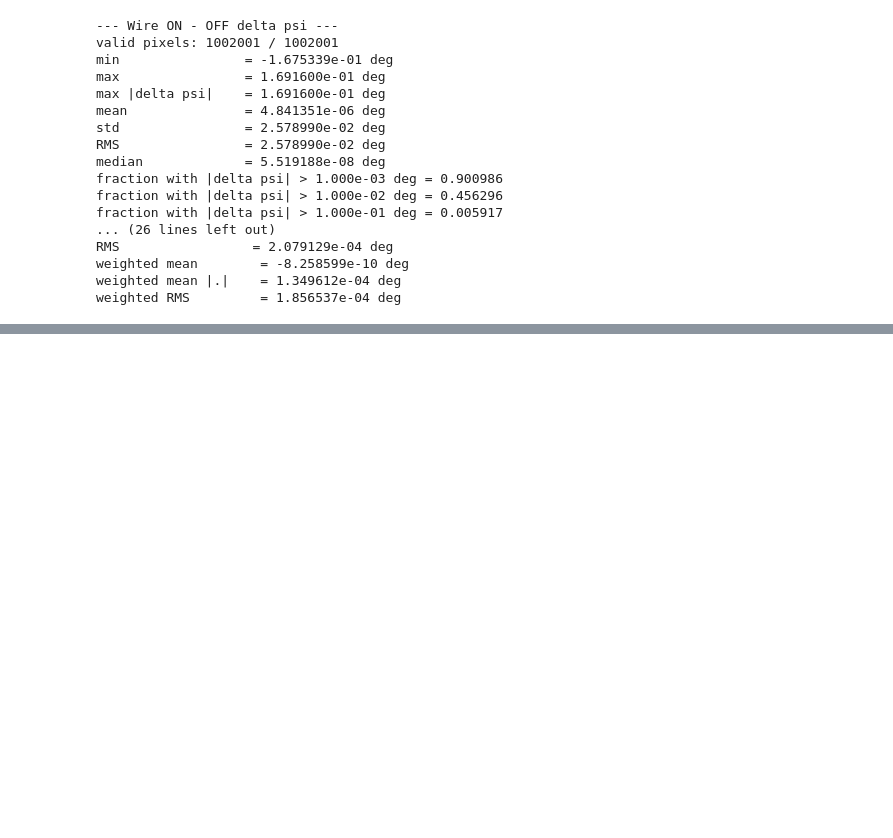
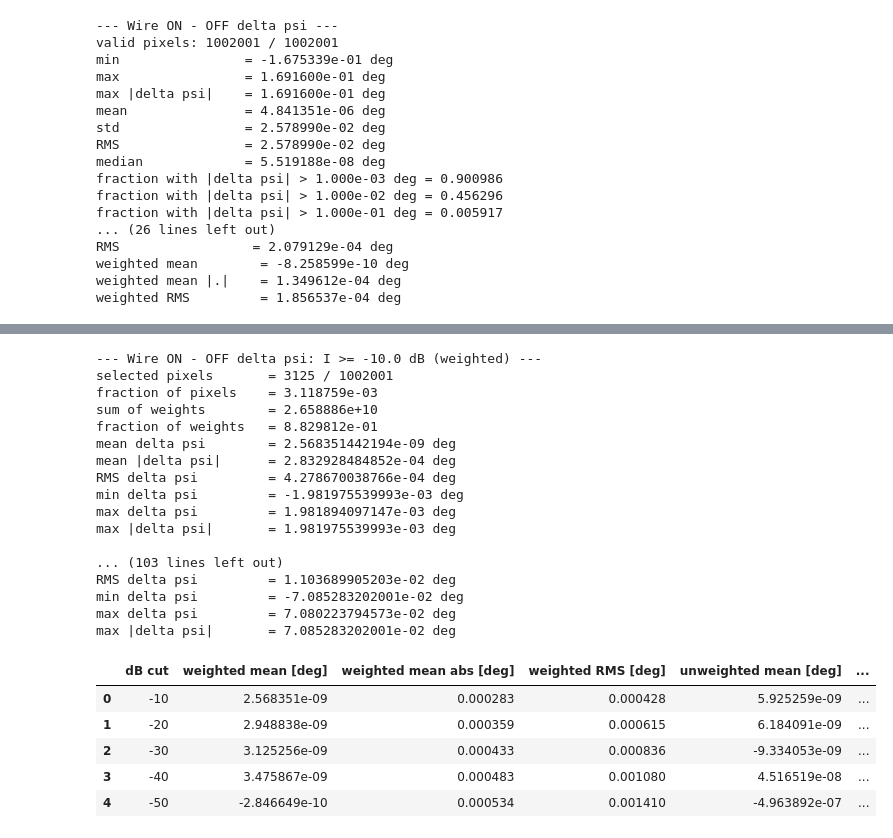
Before and after one commit to dlllonb/wiregrid, a Jupyter notebook: analysis/notebooks/wires_200on_offx.ipynb, the cells around one changed output, grey strips where cells are left out. Drawn from its saved outputs; the diff is of its cells as text; code cells hidden in the pictures; blank space fills up the shorter version.

```diff
--- a/analysis/notebooks/wires_200on_offx.ipynb
+++ b/analysis/notebooks/wires_200on_offx.ipynb
@@ -800,0 +961,59 @@ weighted RMS         = 1.856537e-04 deg
+# %%
+# ------------------------------------------------------------
+# Optional: table over several dB cuts
+# ------------------------------------------------------------
+
+rows = []
+for db_cut in [-10, -20, -30, -40, -50]:
+    res_w = integrate_delta_psi_db_region(
+        delta_psi,
+        I_ref=I_avg,
+        db_min=db_cut,
+        weight=I_avg,
+        label=f"Wire ON - OFF delta psi"
+    )
+    res_u = integrate_delta_psi_db_region(
+        delta_psi,
+        I_ref=I_avg,
+        db_min=db_cut,
+        weight=None,
+        label=f"Wire ON - OFF delta psi"
+    )
+
+    rows.append({
+        "dB cut": db_cut,
+        "weighted mean [deg]": res_w["mean_deg"],
+        "weighted mean abs [deg]": res_w["mean_abs_deg"],
+        "weighted RMS [deg]": res_w["rms_deg"],
+        "unweighted mean [deg]": res_u["mean_deg"],
+        "unweighted RMS [deg]": res_u["rms_deg"],
+        "fraction pixels": res_w["fraction_pixels"],
+        "fraction beam weight": res_w["fraction_weights"],
+    })
+
+df_db_integrals = pd.DataFrame(rows)
+display(df_db_integrals)
+# %% [output]
+--- Wire ON - OFF delta psi: I >= -10.0 dB (weighted) ---
+selected pixels       = 3125 / 1002001
+fraction of pixels    = 3.118759e-03
+sum of weights        = 2.658886e+10
+fraction of weights   = 8.829812e-01
+mean delta psi        = 2.568351442194e-09 deg
+mean |delta psi|      = 2.832928484852e-04 deg
+RMS delta psi         = 4.278670038766e-04 deg
+min delta psi         = -1.981975539993e-03 deg
+max delta psi         = 1.981894097147e-03 deg
+max |delta psi|       = 1.981975539993e-03 deg
+
+... (103 lines left out)
+RMS delta psi         = 1.103689905203e-02 deg
+min delta psi         = -7.085283202001e-02 deg
+max delta psi         = 7.080223794573e-02 deg
+max |delta psi|       = 7.085283202001e-02 deg
+|  | dB cut | weighted mean [deg] | weighted mean abs [deg] | weighted RMS [deg] | unweighted mean [deg] | ... |
+| 0 | -10 | 2.568351e-09 | 0.000283 | 0.000428 | 5.925259e-09 | ... |
+| 1 | -20 | 2.948838e-09 | 0.000359 | 0.000615 | 6.184091e-09 | ... |
+| 2 | -30 | 3.125256e-09 | 0.000433 | 0.000836 | -9.334053e-09 | ... |
+| 3 | -40 | 3.475867e-09 | 0.000483 | 0.001080 | 4.516519e-08 | ... |
+| 4 | -50 | -2.846649e-10 | 0.000534 | 0.001410 | -4.963892e-07 | ... |
```
Also changed, not shown: parts of 3 cells of this notebook, 3 other files.
